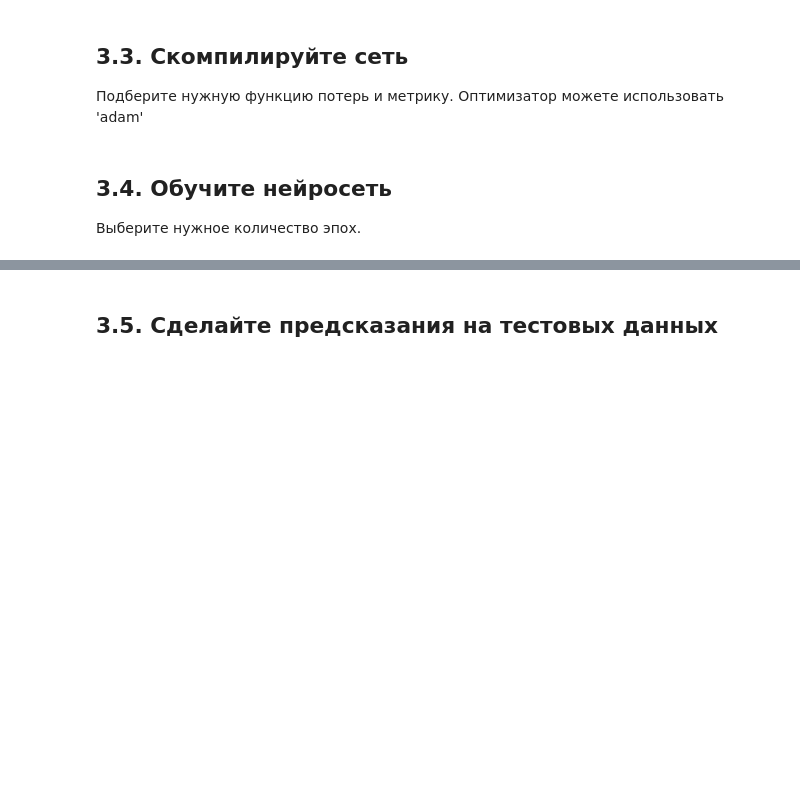
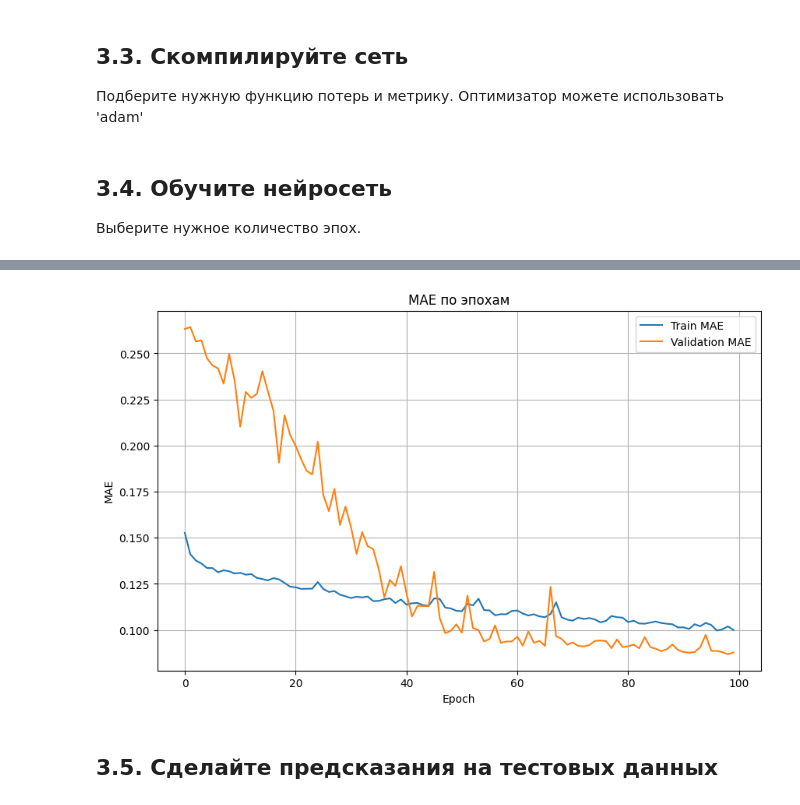
Before and after one commit to allatop/networks, a Jupyter notebook: _3_cnn.ipynb, the cells around one changed output, grey strips where cells are left out. Cells and saved outputs as stored; diff of their text form; code cells hidden in the pictures; blank space fills up the shorter version.

```diff
--- a/_3_cnn.ipynb
+++ b/_3_cnn.ipynb
@@ -462,0 +1440,16 @@ y_train_n.shape
+# %%
+
+# 1. Добавляем канал для изображений
+X_train = X_train[..., np.newaxis]
+X_test = X_test[..., np.newaxis]
+
+# 2. Расплющиваем y
+y_train_flat = y_train.reshape((y_train.shape[0], -1))
+y_test_flat = y_test.reshape((y_test.shape[0], -1))
+
+# 3. Проверяем размерности
+print(X_train.shape)       # (320, 32, 64, 1)
+print(y_train_flat.shape)   # (320, 2048)
+
+print(X_test.shape)        # (80, 32, 64, 1)
+print(y_test_flat.shape)    # (80, 2048)
@@ -462,0 +1461,11 @@ y_train_n.shape
+# %%
+
+# Обучение модели
+history = model.fit(
+    X_train, y_train_flat,
+    validation_data=(X_test, y_test_flat),
+    epochs=100,
+    batch_size=32,
+    callbacks=[early_stopping, checkpoint],
+    verbose=1
+)
@@ -463,2 +1554,18 @@ y_train_n.shape
+# %%
+
+import matplotlib.pyplot as plt
+
+# История ошибок
+plt.figure(figsize=(10, 6))
+plt.plot(history.history['mean_absolute_error'], label='Train MAE')
+plt.plot(history.history['val_mean_absolute_error'], label='Validation MAE')
+plt.xlabel('Epoch')
+plt.ylabel('MAE')
+plt.title('MAE по эпохам')
+plt.legend()
+plt.grid(True)
+plt.show()
+# %% [output]
+[figure, added]
 # %% [markdown]
 ## 3.5. Сделайте предсказания на тестовых данных
```
Also changed, not shown: parts of 40 cells of this notebook.
